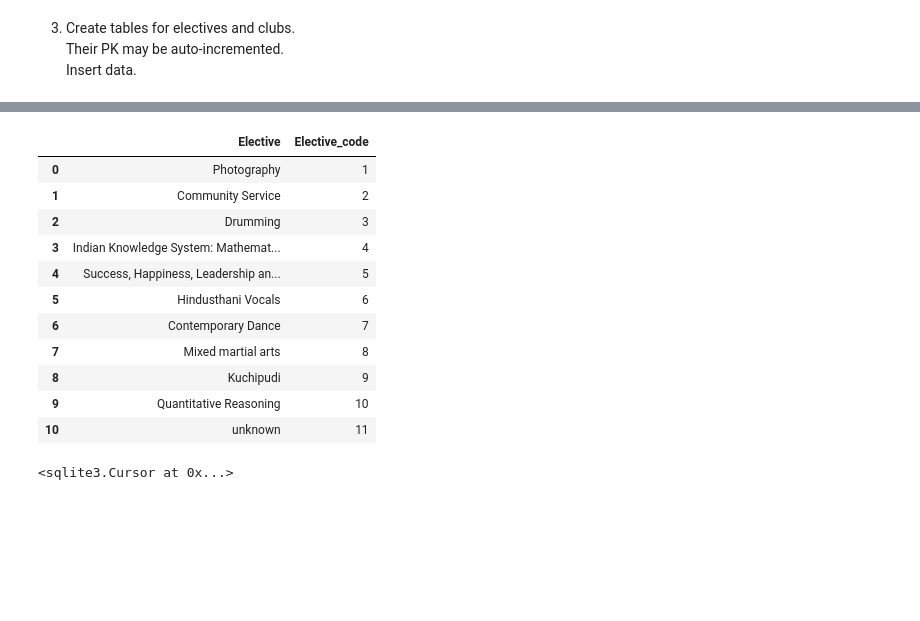
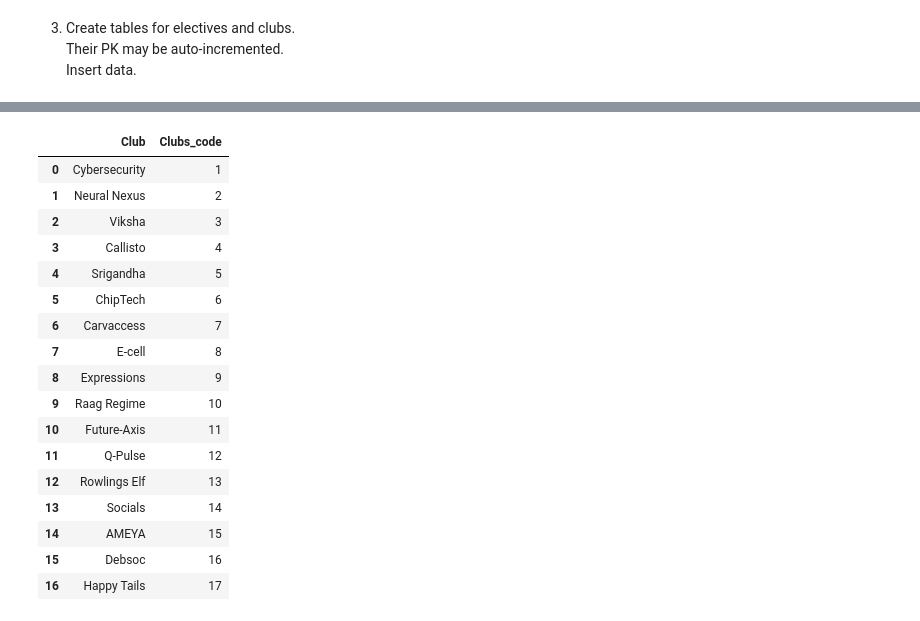
Before and after one commit to reethu039/DBMS, a Jupyter notebook: 0501_lab_reethurgt.ipynb, the cells around one changed output, grey strips where cells are left out. Saved outputs shown, nothing was run; the diff lists cells and outputs as text; code cells hidden in the pictures; blank space fills up the shorter version.

```diff
--- a/0501_lab_reethurgt.ipynb
+++ b/0501_lab_reethurgt.ipynb
@@ -671,37 +619,41 @@ con.executemany("INSERT INTO Master_Elective(ELective_code, Elective) VALUES(?,?
-# %%
-pd.read_sql("SELECT * FROM Master_Elective",con)
-# %% [output]
-|  | Elective | Elective_code |
-| 0 | Photography | 1 |
-| 1 | Community Service | 2 |
-| 2 | Drumming | 3 |
-| 3 | Indian Knowledge System: Mathemat... | 4 |
-| 4 | Success, Happiness, Leadership an... | 5 |
-| 5 | Hindusthani Vocals | 6 |
-| 6 | Contemporary Dance | 7 |
-| 7 | Mixed martial arts | 8 |
-| 8 | Kuchipudi | 9 |
-| 9 | Quantitative Reasoning | 10 |
-| 10 | unknown | 11 |
 # %%
-club = [(1,'Cybersecurity'),
+rows5 = [(1,'Cybersecurity'),
         (2,'Neural Nexus'),
         (3,'Viksha'),
         (4,'Callisto'),
-        (5,'ಶ್ರೀಗಂಧ'),
+        (5,'Srigandha'),
         (6,'ChipTech'),
         (7,'Carvaccess'),
         (8,'E-cell'),
         (9,'Expressions'),
-        (10,'Raag'),
+        (10,'Raag Regime'),
         (11,'Future-Axis'),
         (12,'Q-Pulse'),
         (13,'Rowlings Elf'),
         (14,'Socials'),
         (15,'AMEYA'),
         (16,'Debsoc'),
         (17,'Happy Tails')]
+
+con.executemany("INSERT INTO Master_Club(Clubs_code, Club) VALUES(?,?)",rows5)
+
+pd.read_sql("SELECT * FROM Master_Club",con)
+# %% [output]
+|  | Club | Clubs_code |
+| 0 | Cybersecurity | 1 |
+| 1 | Neural Nexus | 2 |
+| 2 | Viksha | 3 |
+| 3 | Callisto | 4 |
+| 4 | Srigandha | 5 |
+| 5 | ChipTech | 6 |
+| 6 | Carvaccess | 7 |
+| 7 | E-cell | 8 |
+| 8 | Expressions | 9 |
+| 9 | Raag Regime | 10 |
+| 10 | Future-Axis | 11 |
+| 11 | Q-Pulse | 12 |
+| 12 | Rowlings Elf | 13 |
+| 13 | Socials | 14 |
+| 14 | AMEYA | 15 |
+| 15 | Debsoc | 16 |
+| 16 | Happy Tails | 17 |
-# %%
-con.executemany("INSERT INTO Master_Club(ID, Club) VALUES(?,?)",club)
-# %% [output]
-<sqlite3.Cursor at 0x...>
```
Also changed, not shown: parts of 10 cells of this notebook, 2 other files.
